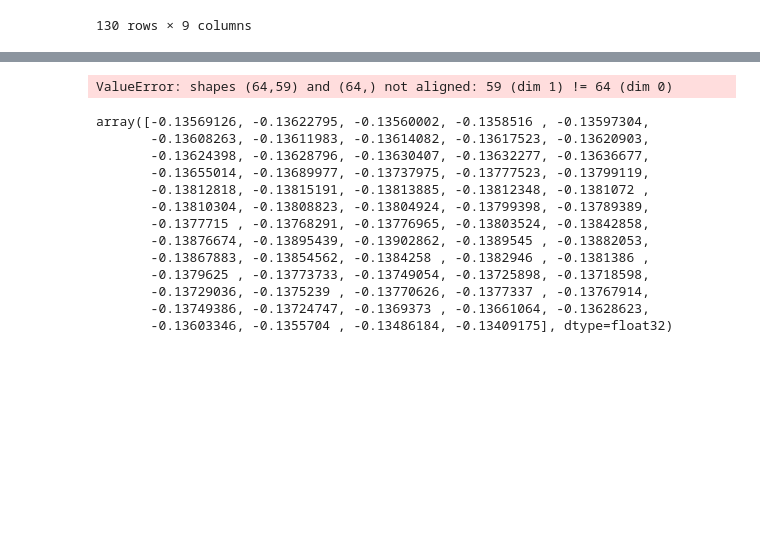
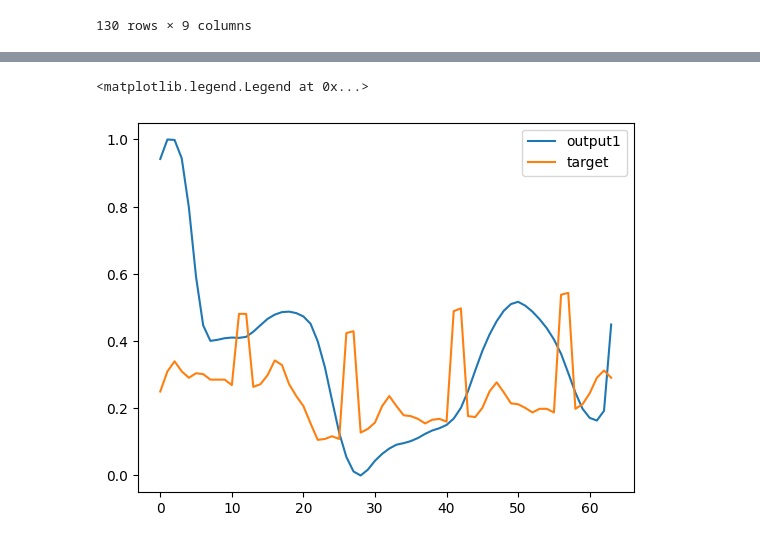
Before and after one commit to s180820/Eulerian_Magnificaiton, a Jupyter notebook: Code/Dev_notebooks/test_model.ipynb, the cells around one changed output, grey strips where cells are left out. Cells and saved outputs as stored; diff of their text form; code cells hidden in the pictures; blank space fills up the shorter version.

```diff
--- a/Code/Dev_notebooks/test_model.ipynb
+++ b/Code/Dev_notebooks/test_model.ipynb
@@ -307,21 +218,0 @@ skin_map, rPPG_aux, rPPG, rPPG_SA1, rPPG_SA2, rPPG_SA3, rPPG_SA4, x_visual6464,
-# %%
-rPPG
-x2 = dot(pA,rPPG.squeeze(0).detach().numpy())
-# %% [output]
-ValueError: shapes (64,59) and (64,) not aligned: 59 (dim 1) != 64 (dim 0)
-# %%
-rPPG.squeeze(0).detach().numpy()
-# %% [output]
-array([-0.13569126, -0.13622795, -0.13560002, -0.1358516 , -0.13597304,
-       -0.13608263, -0.13611983, -0.13614082, -0.13617523, -0.13620903,
-       -0.13624398, -0.13628796, -0.13630407, -0.13632277, -0.13636677,
-       -0.13655014, -0.13689977, -0.13737975, -0.13777523, -0.13799119,
-       -0.13812818, -0.13815191, -0.13813885, -0.13812348, -0.1381072 ,
-       -0.13810304, -0.13808823, -0.13804924, -0.13799398, -0.13789389,
-       -0.1377715 , -0.13768291, -0.13776965, -0.13803524, -0.13842858,
-       -0.13876674, -0.13895439, -0.13902862, -0.1389545 , -0.13882053,
-       -0.13867883, -0.13854562, -0.1384258 , -0.1382946 , -0.1381386 ,
-       -0.1379625 , -0.13773733, -0.13749054, -0.13725898, -0.13718598,
-       -0.13729036, -0.1375239 , -0.13770626, -0.1377337 , -0.13767914,
-       -0.13749386, -0.13724747, -0.1369373 , -0.13661064, -0.13628623,
-       -0.13603346, -0.1355704 , -0.13486184, -0.13409175], dtype=float32)
@@ -345,0 +219,30 @@ show()
+# %%
+model_output = [0.9420, 1.0000, 0.9986, 0.9438, 0.7974, 0.5907, 0.4464, 0.4006, 0.4038,
+         0.4085, 0.4105, 0.4096, 0.4125, 0.4279, 0.4473, 0.4662, 0.4787, 0.4862,
+         0.4876, 0.4833, 0.4733, 0.4515, 0.3992, 0.3224, 0.2237, 0.1271, 0.0551,
+         0.0119, 0.0000, 0.0172, 0.0438, 0.0643, 0.0802, 0.0916, 0.0962, 0.1023,
+         0.1115, 0.1238, 0.1339, 0.1407, 0.1503, 0.1693, 0.2010, 0.2513, 0.3122,
+         0.3705, 0.4194, 0.4592, 0.4903, 0.5102, 0.5169, 0.5053, 0.4876, 0.4650,
+         0.4384, 0.4050, 0.3621, 0.3051, 0.2467, 0.1985, 0.1714, 0.1635, 0.1925,
+         0.4493]
+
+target = [0.2500, 0.3098, 0.3397, 0.3098, 0.2908, 0.3043, 0.3016, 0.2853, 0.2853,
+         0.2853, 0.2690, 0.4810, 0.4810, 0.2636, 0.2717, 0.2989, 0.3424, 0.3288,
+         0.2717, 0.2364, 0.2065, 0.1549, 0.1060, 0.1087, 0.1168, 0.1087, 0.4239,
+         0.4293, 0.1277, 0.1386, 0.1576, 0.2065, 0.2364, 0.2065, 0.1793, 0.1766,
+         0.1685, 0.1549, 0.1658, 0.1685, 0.1603, 0.4891, 0.4973, 0.1766, 0.1739,
+         0.2011, 0.2500, 0.2772, 0.2473, 0.2147, 0.2120, 0.2011, 0.1875, 0.1984,
+         0.1984, 0.1875, 0.5380, 0.5435, 0.1984, 0.2120, 0.2446, 0.2908, 0.3125,
+         0.2908]
+import numpy as np
+model_output1 = (model_output - np.min(model_output)) / (np.max(model_output ) - np.min(model_output))
+model_output2 = (model_output-np.mean(model_output)) /np.std(model_output)
+# %%
+import matplotlib.pyplot as plt
+plt.plot(model_output, label="output1")
+#plt.plot(model_output2, label="output2")
+plt.plot(target, label="target")
+plt.legend()
+# %% [output]
+<matplotlib.legend.Legend at 0x...>
+[figure, added]
```
Also changed, not shown: parts of 11 cells of this notebook, 2 other files.
